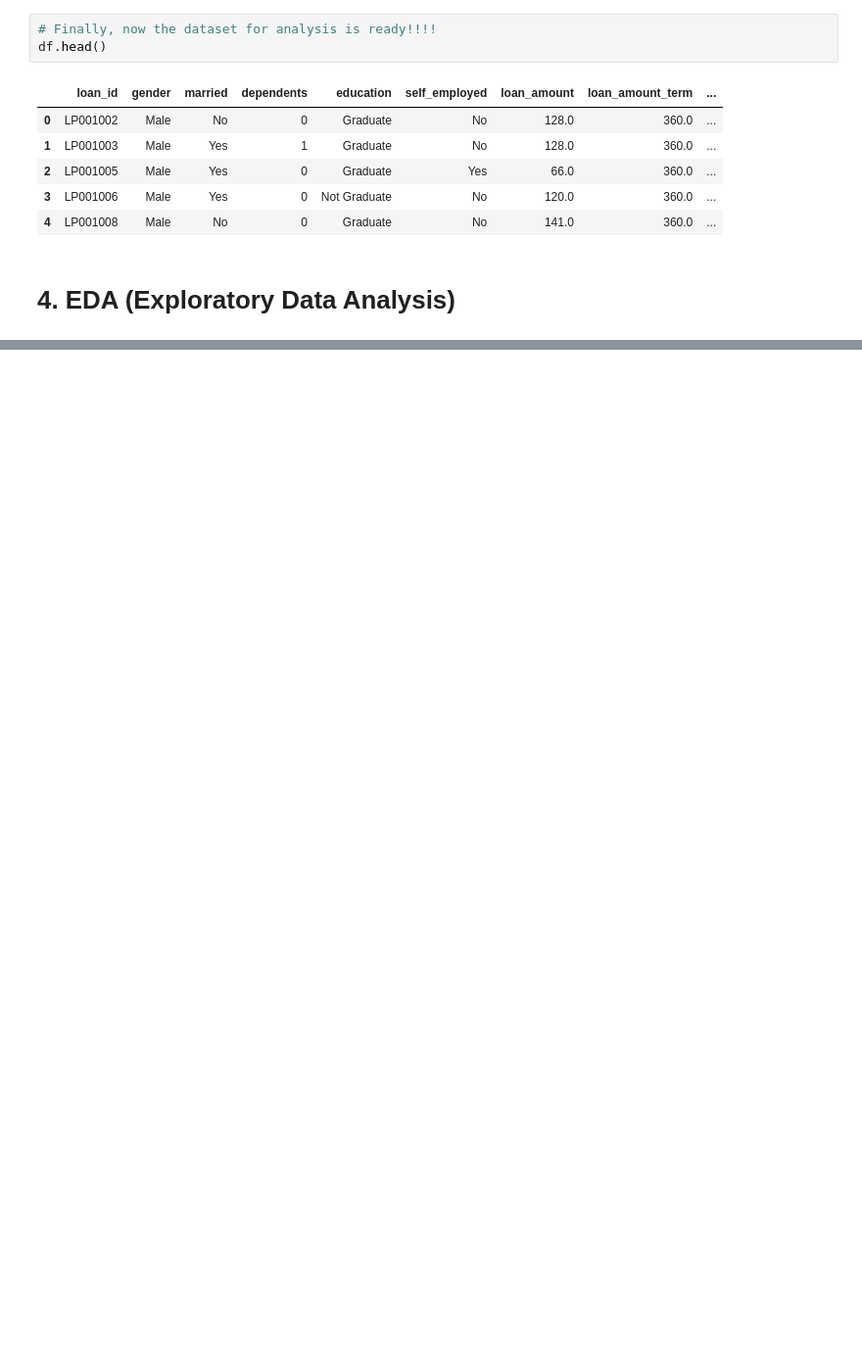
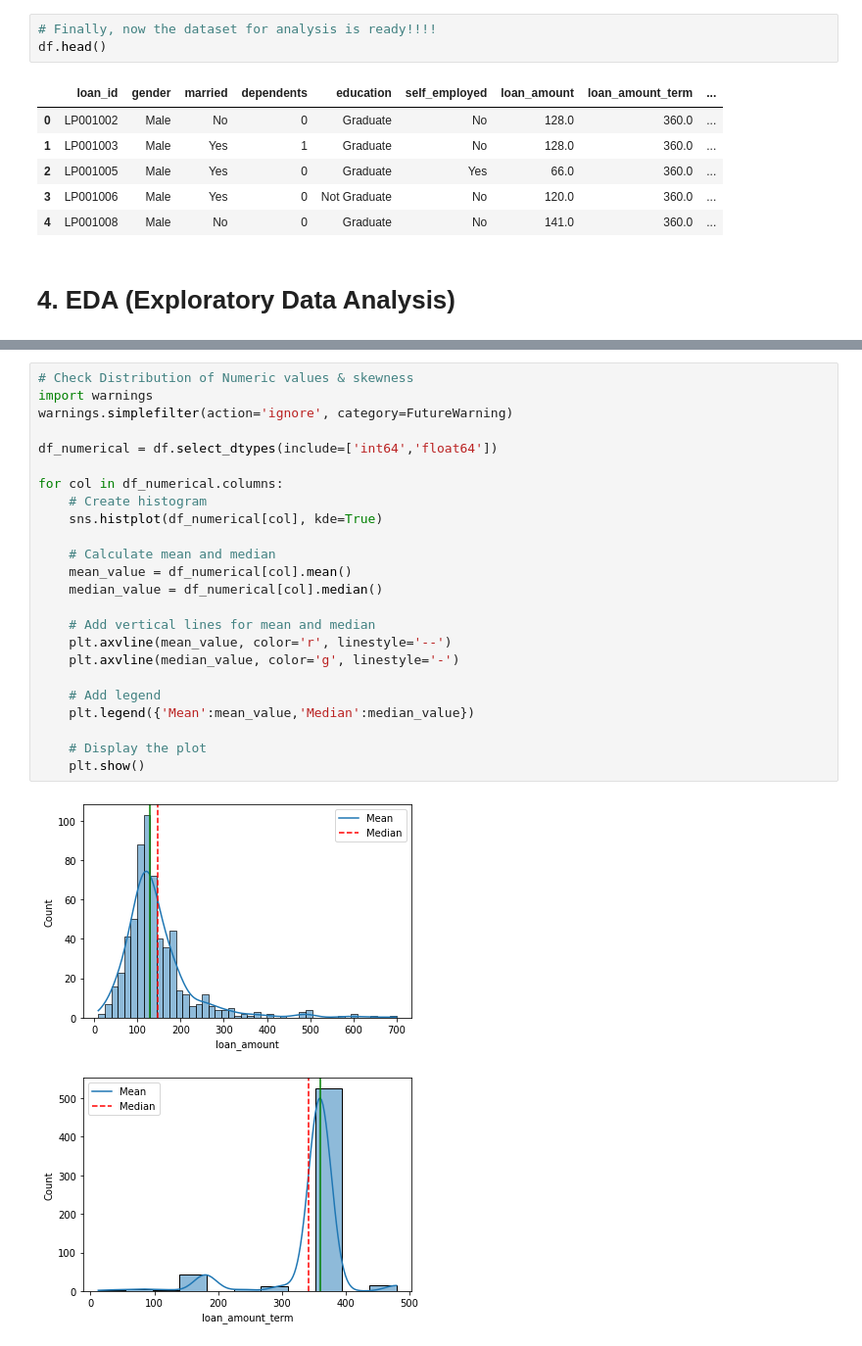
Before and after one commit to dooinn/week6-miniproject-loan, a Jupyter notebook: loan.ipynb, the cells around one changed output, grey strips where cells are left out. Shown at 98% size. Drawn from its saved outputs; the diff is of its cells as text; blank space fills up the shorter version.

```diff
--- a/loan.ipynb
+++ b/loan.ipynb
@@ -458,0 +320,27 @@ for col in cats:
+# %%
+# Check Distribution of Numeric values & skewness
+import warnings
+warnings.simplefilter(action='ignore', category=FutureWarning)
+
+df_numerical = df.select_dtypes(include=['int64','float64'])
+
+for col in df_numerical.columns:
+    # Create histogram
+    sns.histplot(df_numerical[col], kde=True)
+
+    # Calculate mean and median
+    mean_value = df_numerical[col].mean()
+    median_value = df_numerical[col].median()
+
+    # Add vertical lines for mean and median
+    plt.axvline(mean_value, color='r', linestyle='--')
+    plt.axvline(median_value, color='g', linestyle='-')
+
+    # Add legend
+    plt.legend({'Mean':mean_value,'Median':median_value})
+
+    # Display the plot
+    plt.show()
+# %% [output]
+[figure, added]
+[figure, added]
```
Also changed, not shown: parts of 60 cells of this notebook.
